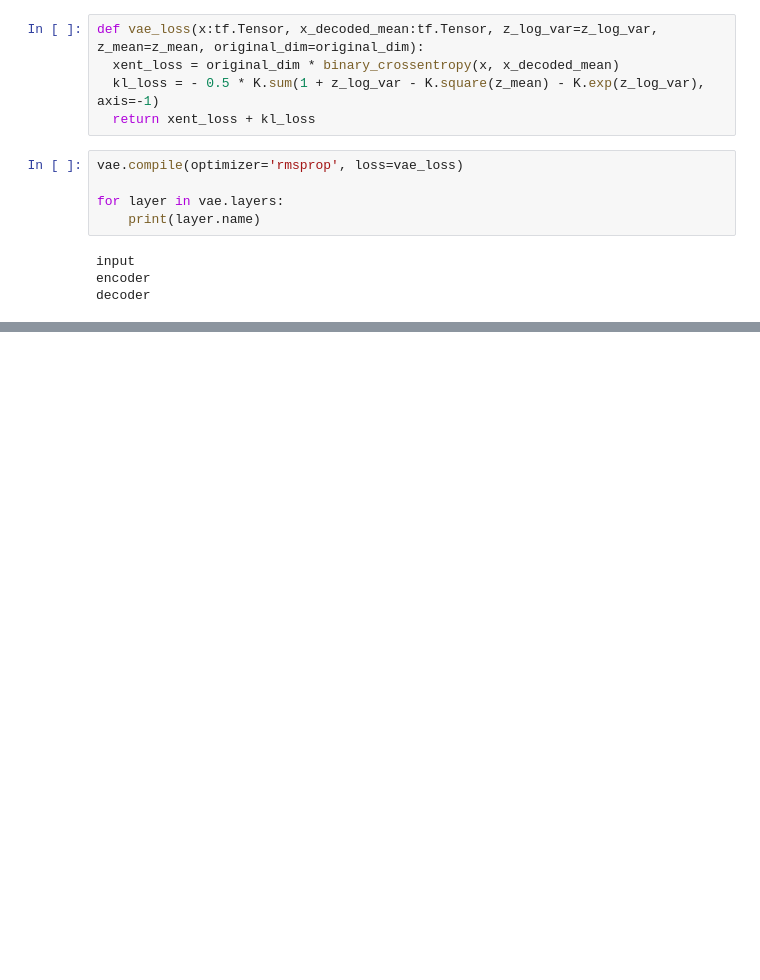
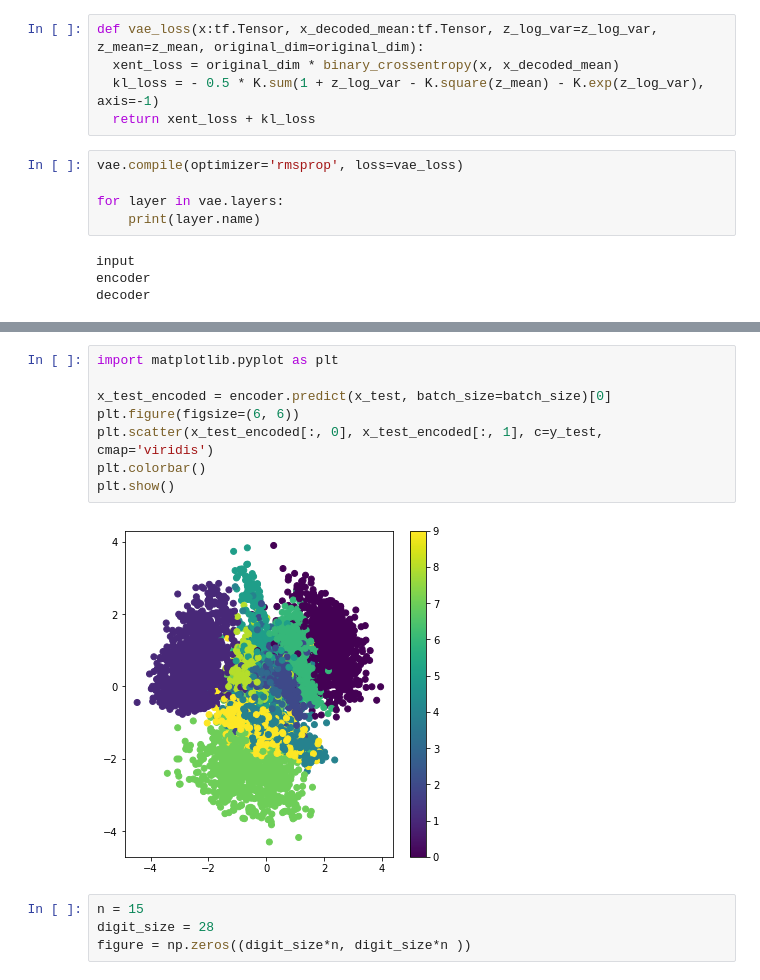
Before and after one commit to narendra974/GAN, a Jupyter notebook: vae_auto_encoder.ipynb, the cells around one changed output, grey strips where cells are left out. Saved outputs shown, nothing was run; the diff lists cells and outputs as text; blank space fills up the shorter version.

```diff
--- a/vae_auto_encoder.ipynb
+++ b/vae_auto_encoder.ipynb
@@ -127,0 +145,14 @@ TypeError: ignored
+# %%
+import matplotlib.pyplot as plt
+
+x_test_encoded = encoder.predict(x_test, batch_size=batch_size)[0]
+plt.figure(figsize=(6, 6))
+plt.scatter(x_test_encoded[:, 0], x_test_encoded[:, 1], c=y_test, cmap='viridis')
+plt.colorbar()
+plt.show()
+# %% [output]
+[figure, added]
+# %%
+n = 15
+digit_size = 28
+figure = np.zeros((digit_size*n, digit_size*n ))
```
Also changed, not shown: parts of 2 cells of this notebook.
